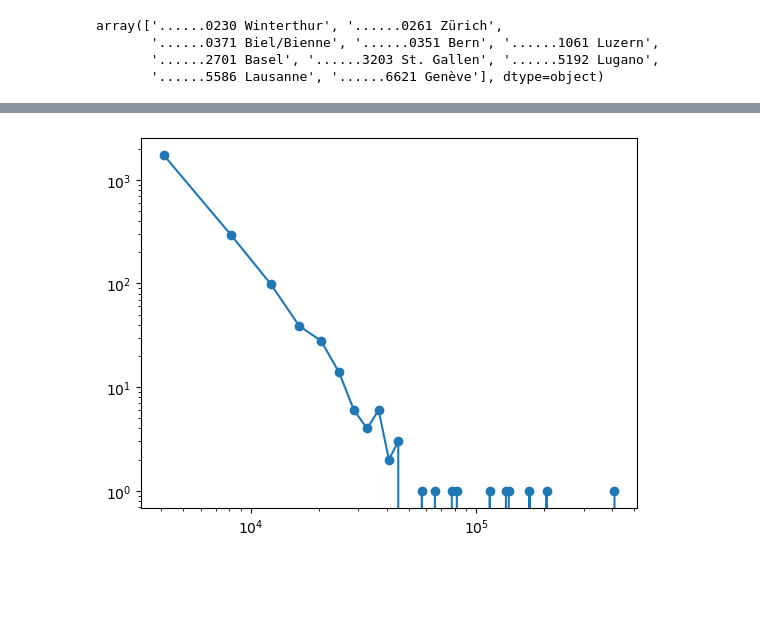
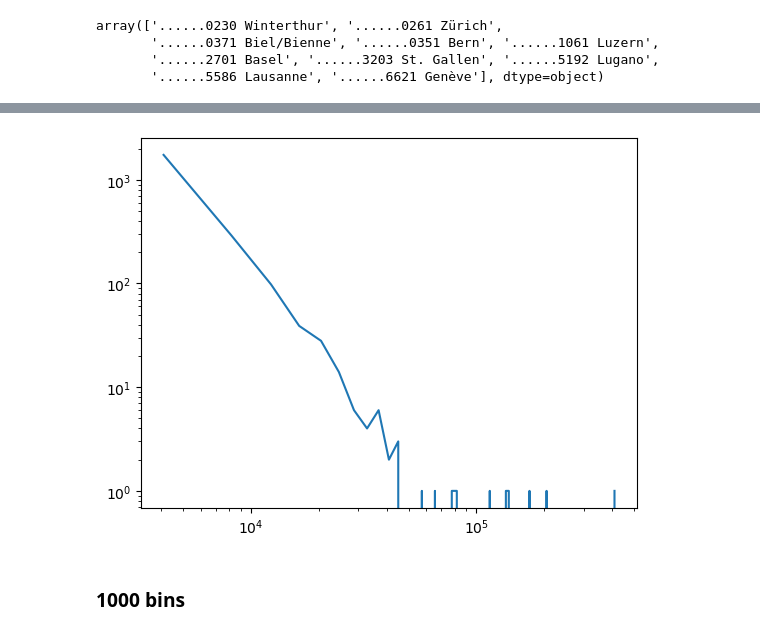
Before and after one commit to Jakhongir0103/epfl-ada, a Jupyter notebook: Exercises/02 - Data viz and data from the web/Becoming a DataVizard exercise.ipynb, the cells around one changed output, grey strips where cells are left out. Cells and saved outputs as stored; diff of their text form; code cells hidden in the pictures; blank space fills up the shorter version.

```diff
--- a/Exercises/02 - Data viz and data from the web/Becoming a DataVizard exercise.ipynb
+++ b/Exercises/02 - Data viz and data from the web/Becoming a DataVizard exercise.ipynb
@@ -513,5 +524,7 @@ plt.show()
 # %%
-plt.loglog(array100[1][1:],array100[0],'-o')
+plt.loglog(array100[1][1:],array100[0],'-')
 plt.show()
 # %% [output]
-[figure, old version]
+[figure, new version]
+# %% [markdown]
+### 1000 bins
```
Also changed, not shown: parts of 19 cells of this notebook.
